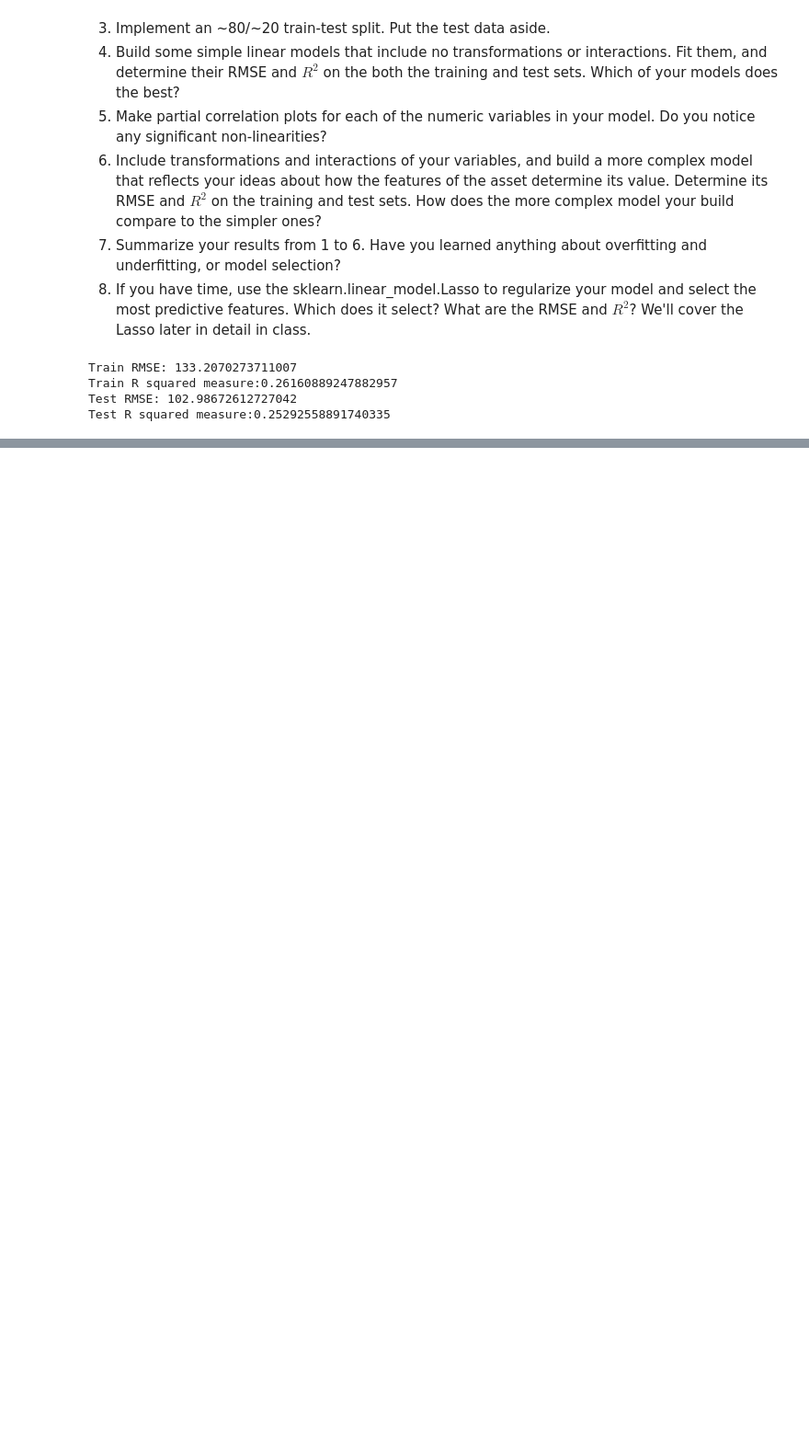
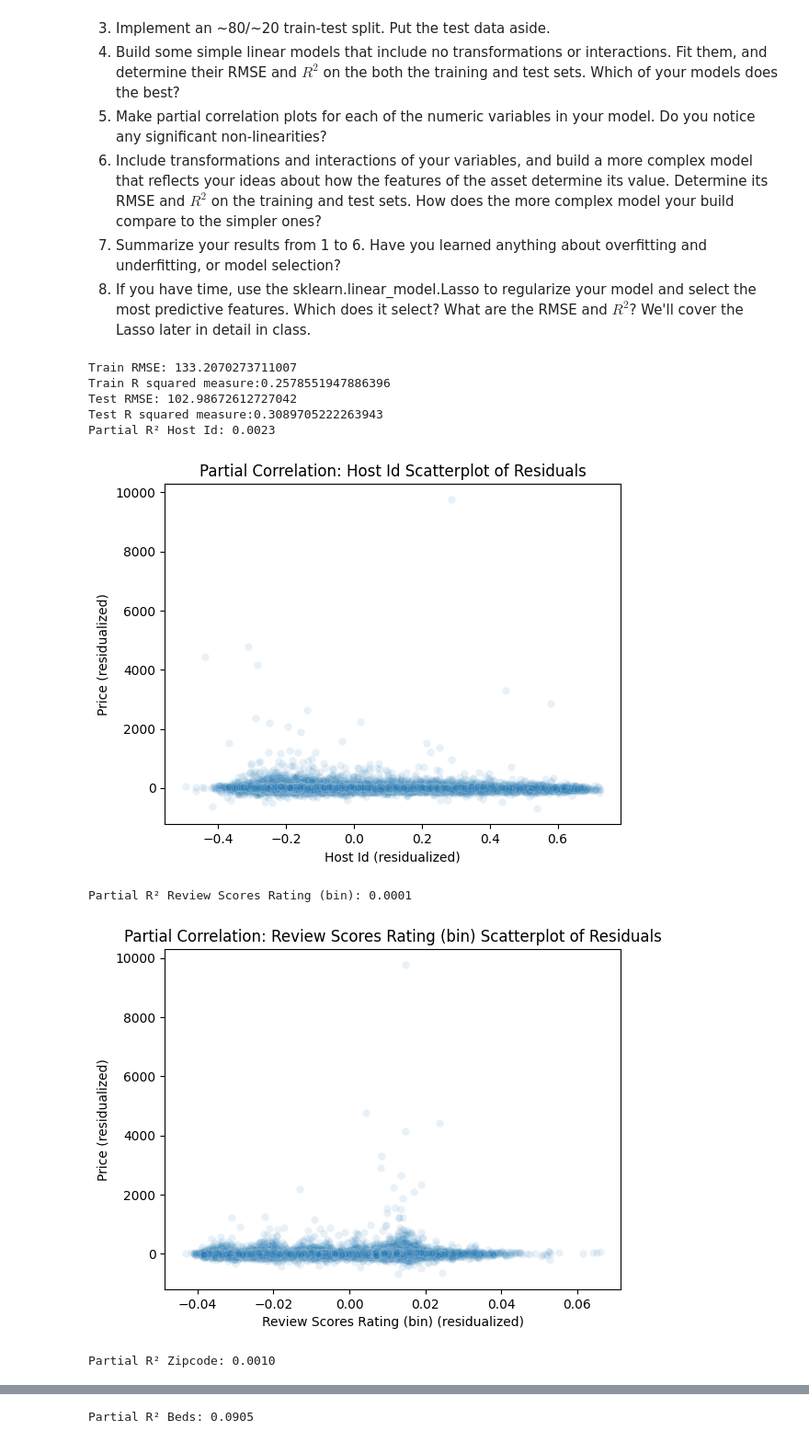
Before and after one commit to yuinab/linearModels, a Jupyter notebook: lab/lab_notebook_applied.ipynb, the cells around one changed output, grey strips where cells are left out. Shown: that part at 92% size. Saved outputs shown, nothing was run; the diff lists cells and outputs as text; code cells hidden in the pictures; blank space fills up the shorter version.

```diff
--- a/lab/lab_notebook_applied.ipynb
+++ b/lab/lab_notebook_applied.ipynb
@@ -56,37 +56,94 @@ train_reg = LinearRegression().fit(X_train, y_train) # Fit the linear model
 y_train_pred = train_reg.predict(X_train)
 train_rmse = np.sqrt(mean_squared_error(y_train, y_train_pred))
 print(f"Train RMSE: {train_rmse}")
-print(f"Train R squared measure:{train_reg.score(X, y)}") # R squared measure
+print(f"Train R squared measure:{train_reg.score(X_train, y_train)}") # R squared measure
 
 test_reg = LinearRegression().fit(X_test, y_test) # Fit the linear model
 y_test_pred = test_reg.predict(X_test)
 test_rmse = np.sqrt(mean_squared_error(y_test, y_test_pred))
 print(f"Test RMSE: {test_rmse}")
-print(f"Test R squared measure:{test_reg.score(X, y)}") # R squared measure
+print(f"Test R squared measure:{test_reg.score(X_test, y_test)}") # R squared measure
 
-#The test values did better, as the RMSE is lower. This means there is less of an error. The difference in the R squared values are negligible.
+#The test values did better, as the RMSE is lower. This means there is less of an error. The R squared value is also higher. It is closer to a moderate fit with more correlation.
 
-#5
+def partial_correlation_plot(X, y, var, title_prefix=""):
+    x_k = X[var]
+    X_mk = X.drop(var, axis=1)
+
+    # Step 1: Regress y on X\{k}, get residuals
+    r_y = y - LinearRegression(fit_intercept=False).fit(X_mk, y).predict(X_mk)
+
+    # Step 2: Regress x_k on X\{k}, get residuals
+    r_x = x_k - LinearRegression(fit_intercept=False).fit(X_mk, x_k).predict(X_mk)
+
+    # Step 3: Regress r_y on r_x
+    partial_reg = LinearRegression().fit(r_x.to_numpy().reshape(-1, 1), r_y.to_numpy())
+    partial_r2 = partial_reg.score(r_x.to_numpy().reshape(-1, 1), r_y.to_numpy())
+
+    print(f'Partial R² {var}: {partial_r2:.4f}')
+
+    # Plot residuals
+    sns.scatterplot(y=r_y, x=r_x, alpha=0.1)
+    plt.title(f'{title_prefix}{var} Scatterplot of Residuals')
+    plt.xlabel(f'{var} (residualized)')
+    plt.ylabel('Price (residualized)')
+    plt.show()
+
+for var in numeric_columns:
+    partial_correlation_plot(X, y, var, title_prefix="Partial Correlation: ")
+
+#6
 ## Function to winsorize a variable:
 def winsorize(x):
     # Convert from pd to np, if necessary:
     if type(x) == 'pandas.core.series.Series':
         x = x.to_numpy()
     # Compute IQR and 25, 75 quantiles:
     pct25, pct75 = np.percentile(x,[25,75])
     iqr = pct75 - pct25
     # Compute whiskers:
     lower_whisker = pct25 - iqr*1.5
     upper_whisker = pct75 + iqr*1.5
     # Winsorize x:
     x_winsor = np.copy(x)
     x_winsor[ x < lower_whisker ] = lower_whisker
     x_winsor[ x > upper_whisker ] = upper_whisker
     return(x_winsor)
 
-#partial correlation plot
+df.loc[:, ['Host Id','Review Scores Rating (bin)','Zipcode','Beds','Number of Records','Number Of Reviews','Review Scores Rating'] ] = df.loc[:,['Host Id','Review Scores Rating (bin)','Zipcode','Beds','Number of Records','Number Of Reviews','Review Scores Rating'] ].apply(winsorize)
+df['Zipcode'] = np.arcsinh(df['Zipcode'])
+df['Number of Records'] = np.arcsinh(df['Number of Records'])
+X = df[numeric_columns + categorical_columns].copy()
+X[numeric_columns] = X[numeric_columns].apply(maxmin) # Normalize X
+# One-hot encode categorical variables
+X = pd.get_dummies(X, columns=categorical_columns, drop_first=True)
+
+# Split the sample:
+X_train, X_test, y_train, y_test = train_test_split(X, y, # Feature and target variables
+                                                    test_size=0.2, # Split the sample 80 train/ 20 test
+                                                    random_state=65) # For replication purposes
+
+
+train_reg = LinearRegression().fit(X_train, y_train) # Fit the linear model
+y_train_pred = train_reg.predict(X_train)
+train_rmse = np.sqrt(mean_squared_error(y_train, y_train_pred))
+print(f"Train RMSE: {train_rmse}")
+print(f"Train R squared measure:{train_reg.score(X_train, y_train)}") # R squared measure
+
+test_reg = LinearRegression().fit(X_test, y_test) # Fit the linear model
+y_test_pred = test_reg.predict(X_test)
+test_rmse = np.sqrt(mean_squared_error(y_test, y_test_pred))
+print(f"Test RMSE: {test_rmse}")
+print(f"Test R squared measure:{test_reg.score(X_test, y_test)}") # R squared measure
+
+#There is a better R squared and RMSE value.
 # %% [output]
 Train RMSE: 133.2070273711007
-Train R squared measure:0.26160889247882957
+Train R squared measure:0.2578551947886396
 Test RMSE: 102.98672612727042
-Test R squared measure:0.25292558891740335
+Test R squared measure:0.3089705222263943
+Partial R² Host Id: 0.0023
+[figure, added]
+Partial R² Review Scores Rating (bin): 0.0001
+[figure, added]
+Partial R² Zipcode: 0.0010
@@ -92,0 +151 @@ Test R squared measure:0.25292558891740335
+Partial R² Beds: 0.0905
```
Also changed, not shown: parts of 1 cell of this notebook.
